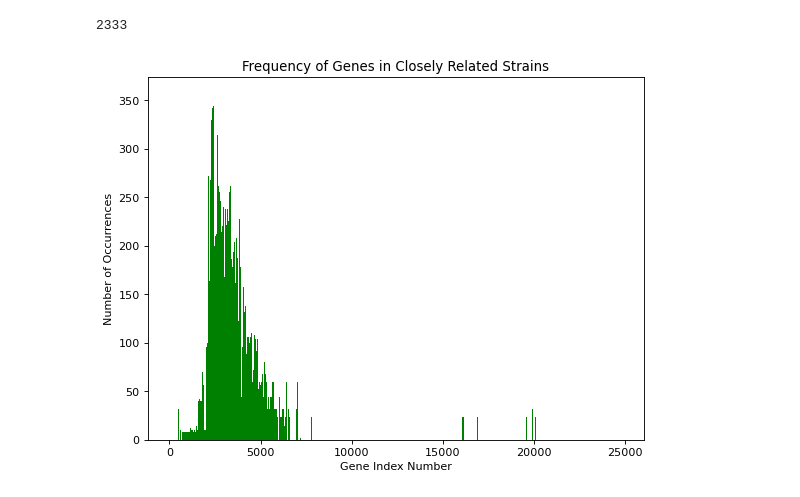
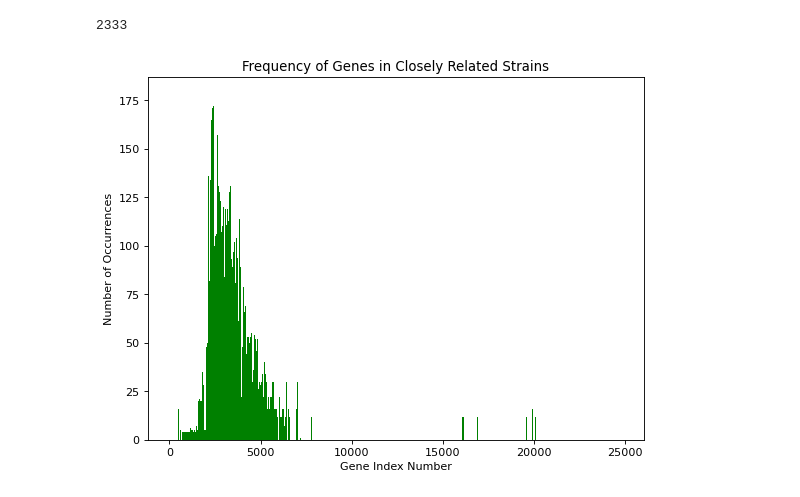
Before and after one commit to 18ganesha/staph, a Jupyter notebook: Notebooks/03_closely_related_strains.ipynb, the cells around one changed output. Cells and saved outputs as stored; diff of their text form; code cells hidden in the pictures.

Commit message:
Fixed duplicate strain pairs

```diff
--- a/Notebooks/03_closely_related_strains.ipynb
+++ b/Notebooks/03_closely_related_strains.ipynb
@@ -312,12 +234,16 @@ element[0]
 # %%
 x_val = [x[0] for x in count]
 y_val = [x[1] for x in count]
+# %%
+new_y_val = []
+for x in y_val:
+    new_y_val.append(x/2) #dividng because of duplicate strains
 # %%
 figure(figsize=(8, 6), dpi=80)
-plt.bar(x_val,y_val,color='green',width=10)
+plt.bar(x_val,new_y_val,color='green',width=10)
 plt.xlabel('Gene Index Number')
 plt.ylabel('Number of Occurrences')
 plt.title('Frequency of Genes in Closely Related Strains')
 plt.savefig(r"C:\Users\jojoa\GitHub\staph\images\freq_bar")
 # %% [output]
-[figure, old version]
+[figure, new version]
```
Also changed, not shown: parts of 22 cells of this notebook, 7 other files.
